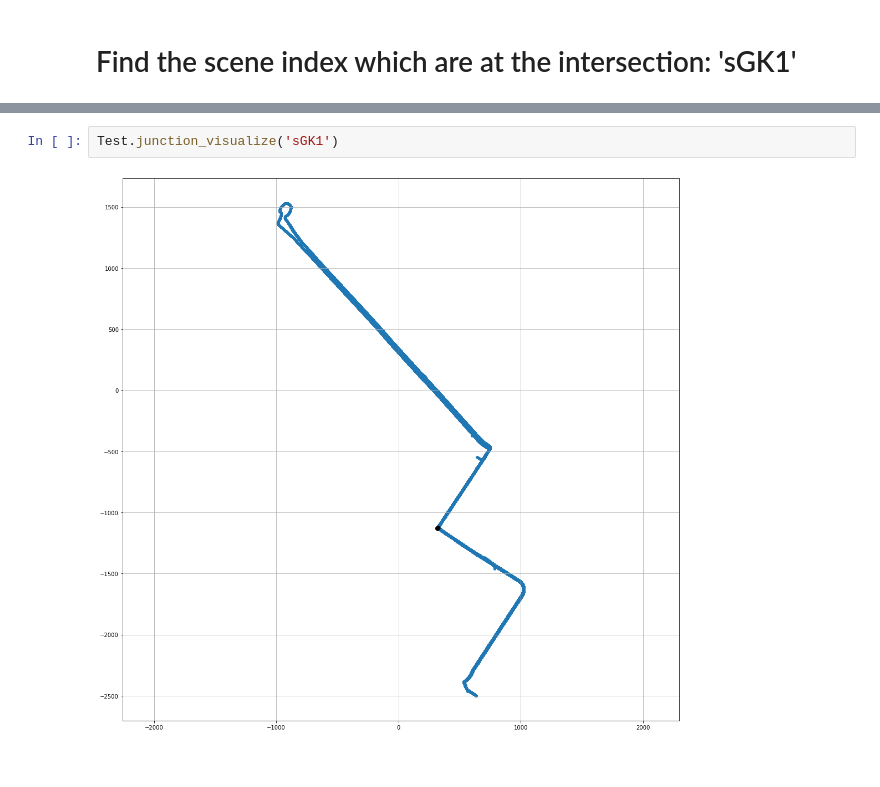
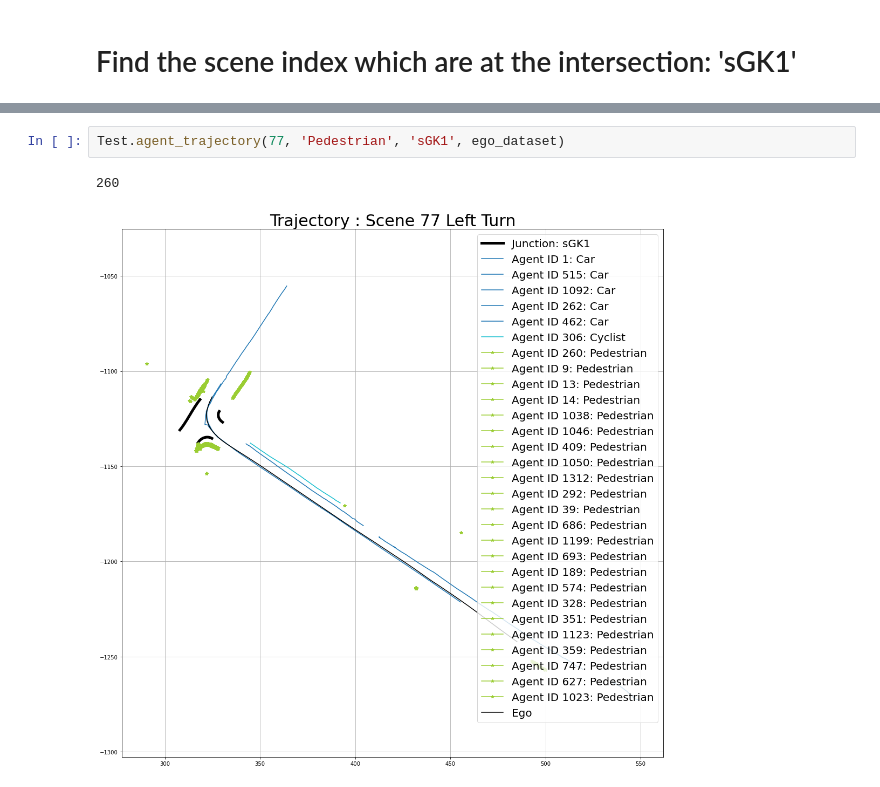
Before and after one commit to shuruiz/planning, a Jupyter notebook: ruixuan/trajectory_extraction.ipynb, the cells around one changed output, grey strips where cells are left out. Cells and saved outputs as stored; diff of their text form.

Commit message:
Trajectory extraction at the junction
Can specify the target label and junction id

```diff
--- a/ruixuan/trajectory_extraction.ipynb
+++ b/ruixuan/trajectory_extraction.ipynb
@@ -196,4 +121,5 @@ for idx in indexes:
-# %%
-Test.junction_visualize('sGK1')
-# %% [output]
-[figure, removed]
+# %%
+Test.agent_trajectory(77, 'Pedestrian', 'sGK1', ego_dataset)
+# %% [output]
+260
+[figure, added]
```
Also changed, not shown: parts of 14 cells of this notebook.
